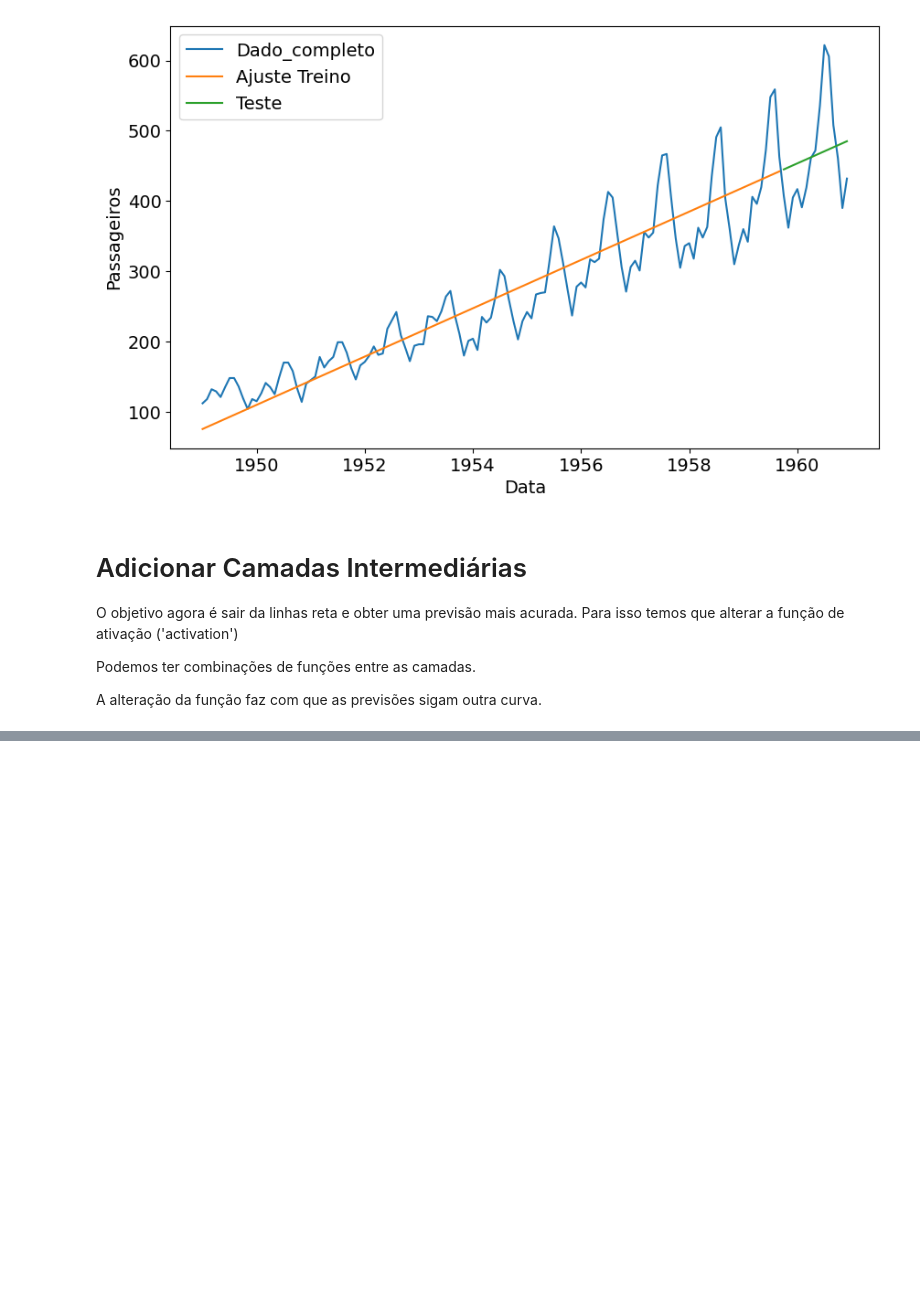
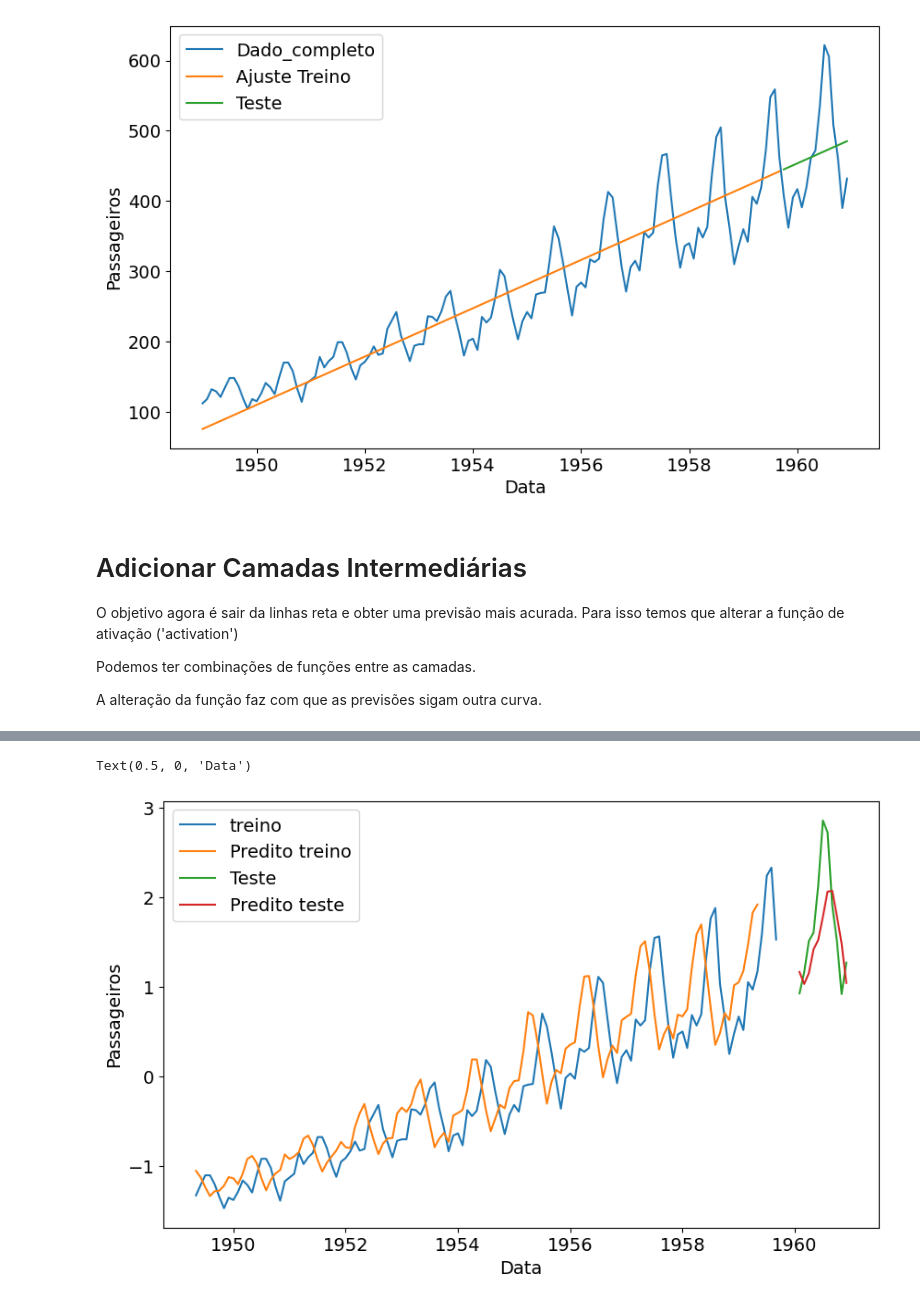
Before and after one commit to KaueAbbe/Projeto-Estude_Python, a Jupyter notebook: Estude Deep Learning/Previsao_Keras.ipynb, the cells around one changed output, grey strips where cells are left out. Cells and saved outputs as stored; diff of their text form; code cells hidden in the pictures; blank space fills up the shorter version.

```diff
--- a/Estude Deep Learning/Previsao_Keras.ipynb
+++ b/Estude Deep Learning/Previsao_Keras.ipynb
@@ -269,0 +308,10 @@ Text(0.5, 0, 'Data')
+# %%
+def separa_dados(vetos, n_passos):
+  X_novo, y_novo = [], []
+
+  for i in range(n_passos, vetos.shape[0]):
+    X_novo.append(list(vetos.loc[i - n_passos: i-1]))
+    y_novo.append(vetos.loc[i])
+
+  X_novo, y_novo = np.array(X_novo), np.array(y_novo)
+  return X_novo, y_novo
@@ -269,0 +341,3 @@ Text(0.5, 0, 'Data')
+# %%
+vetor2 = pd.DataFrame(y_teste)[0]
+X_teste_novo, y_teste_novo = separa_dados(vetor2, 1)
@@ -269,0 +381,34 @@ Text(0.5, 0, 'Data')
+# %%
+X_treino_novo, y_treino_novo = separa_dados(vetor, 4)
+X_teste_novo, y_teste_novo = separa_dados(vetor2, 4)
+
+regressor4 = Sequential()
+
+regressor4.add(
+    Dense(8, input_dim = 4, kernel_initializer = 'ones', activation='linear', use_bias = False)
+)
+
+regressor4.add(
+    Dense(64, kernel_initializer = 'random_uniform', activation='sigmoid', use_bias = False)
+)
+
+regressor4.add(
+    Dense(1, kernel_initializer = 'random_uniform', activation='linear', use_bias = False)
+)
+
+regressor4.compile(loss = 'mean_squared_error', optimizer = 'adam')
+regressor4.fit(X_treino_novo, y_treino_novo, epochs = 400)
+
+y_predict_novo = regressor4.predict(X_treino_novo)
+y_predict_novot = regressor4.predict(X_teste_novo)
+# %%
+sns.lineplot(x ='tempo',y= y_treino_novo,data = passageiros[4:129], label='treino')
+sns.lineplot(x ='tempo',y= pd.DataFrame(y_predict_novo)[0],data = passageiros[4:129], label='Predito treino')
+
+sns.lineplot(x ='tempo',y= y_teste_novo,data = passageiros[133:], label='Teste')
+sns.lineplot(x ='tempo',y= pd.DataFrame(y_predict_novot)[0].values,data = passageiros[133:], label='Predito teste')
+plt.ylabel('Passageiros')
+plt.xlabel('Data')
+# %% [output]
+Text(0.5, 0, 'Data')
+[figure, added]
```
Also changed, not shown: parts of 23 cells of this notebook.
